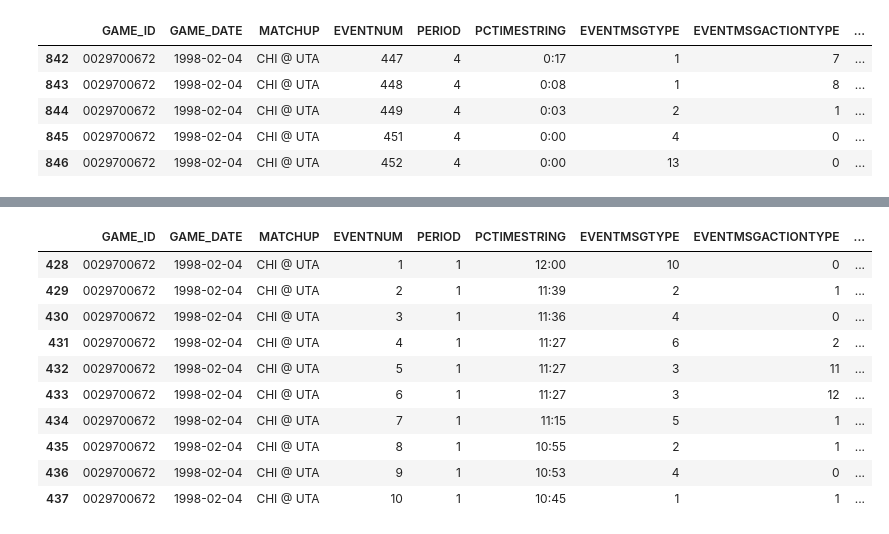
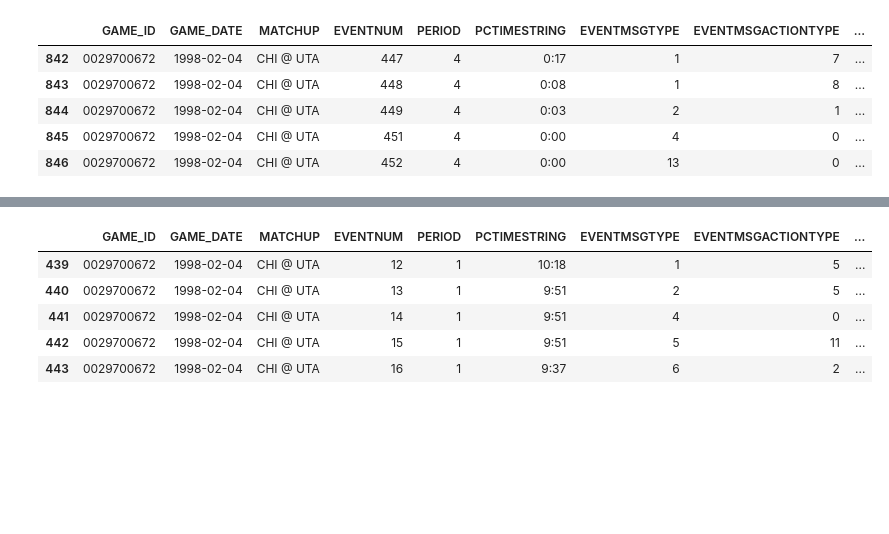
Before and after one commit to rhishabh723/analytics_scripts, a Jupyter notebook: NBA_Scripts/Factor of Clutch/Play by play Analysis.ipynb, the cells around one changed output, grey strips where cells are left out. Drawn from its saved outputs; the diff is of its cells as text; code cells hidden in the pictures; blank space fills up the shorter version.

```diff
--- a/NBA_Scripts/Factor of Clutch/Play by play Analysis.ipynb
+++ b/NBA_Scripts/Factor of Clutch/Play by play Analysis.ipynb
@@ -458,17 +479,12 @@ test.tail()
 # %%
-test[test["GAME_ID"]=="0029700672"].head(10)
+test[(test["GAME_ID"]=="0029700672")&(test["PHASE"]==3)].head()
 # %% [output]
 |  | GAME_ID | GAME_DATE | MATCHUP | EVENTNUM | PERIOD | PCTIMESTRING | EVENTMSGTYPE | EVENTMSGACTIONTYPE | ... |
-| 428 | 0029700672 | 1998-02-04 | CHI @ UTA | 1 | 1 | 12:00 | 10 | 0 | ... |
-| 429 | 0029700672 | 1998-02-04 | CHI @ UTA | 2 | 1 | 11:39 | 2 | 1 | ... |
-| 430 | 0029700672 | 1998-02-04 | CHI @ UTA | 3 | 1 | 11:36 | 4 | 0 | ... |
-| 431 | 0029700672 | 1998-02-04 | CHI @ UTA | 4 | 1 | 11:27 | 6 | 2 | ... |
-| 432 | 0029700672 | 1998-02-04 | CHI @ UTA | 5 | 1 | 11:27 | 3 | 11 | ... |
-| 433 | 0029700672 | 1998-02-04 | CHI @ UTA | 6 | 1 | 11:27 | 3 | 12 | ... |
-| 434 | 0029700672 | 1998-02-04 | CHI @ UTA | 7 | 1 | 11:15 | 5 | 1 | ... |
-| 435 | 0029700672 | 1998-02-04 | CHI @ UTA | 8 | 1 | 10:55 | 2 | 1 | ... |
-| 436 | 0029700672 | 1998-02-04 | CHI @ UTA | 9 | 1 | 10:53 | 4 | 0 | ... |
-| 437 | 0029700672 | 1998-02-04 | CHI @ UTA | 10 | 1 | 10:45 | 1 | 1 | ... |
+| 439 | 0029700672 | 1998-02-04 | CHI @ UTA | 12 | 1 | 10:18 | 1 | 5 | ... |
+| 440 | 0029700672 | 1998-02-04 | CHI @ UTA | 13 | 1 | 9:51 | 2 | 5 | ... |
+| 441 | 0029700672 | 1998-02-04 | CHI @ UTA | 14 | 1 | 9:51 | 4 | 0 | ... |
+| 442 | 0029700672 | 1998-02-04 | CHI @ UTA | 15 | 1 | 9:51 | 5 | 11 | ... |
+| 443 | 0029700672 | 1998-02-04 | CHI @ UTA | 16 | 1 | 9:37 | 6 | 2 | ... |
 # %%
 # #Create another column with the lag(1) vallue to compare
 # test["SM2"]=test["SCOREMARGIN"].shift(1)
```
Also changed, not shown: parts of 2 cells of this notebook, 6 other files.
